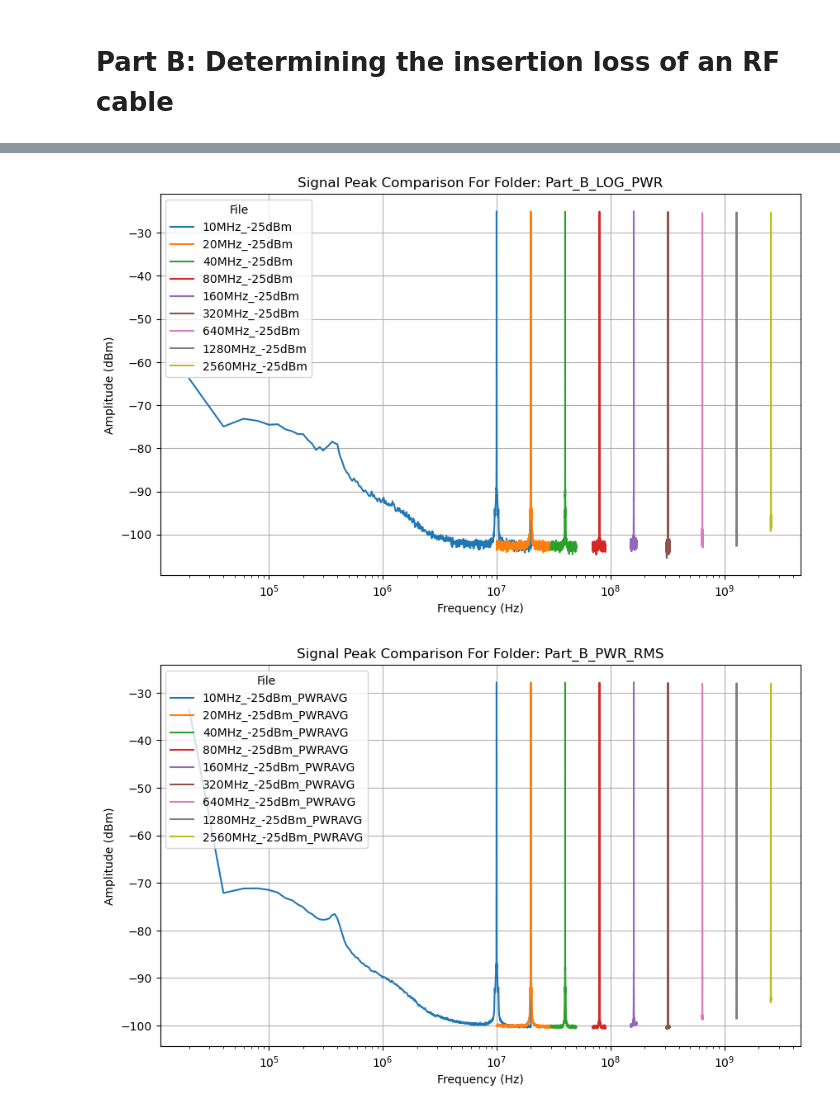
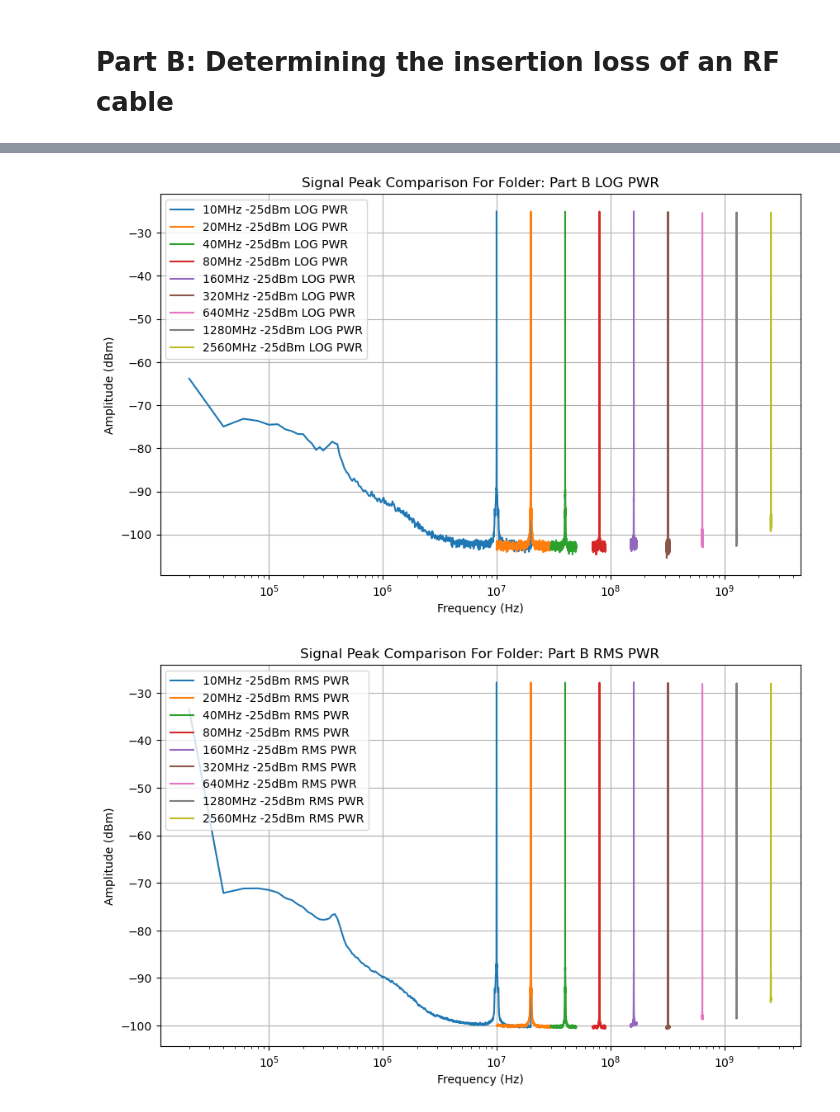
Before and after one commit to MazinDan/RF_Lab, a Jupyter notebook: Lab5_RF_Notebook.ipynb, the cells around one changed output, grey strips where cells are left out. Drawn from its saved outputs; the diff is of its cells as text; code cells hidden in the pictures.

Commit message:
Changed file names and edited notebook

```diff
--- a/Lab5_RF_Notebook.ipynb
+++ b/Lab5_RF_Notebook.ipynb
@@ -90,7 +90,7 @@ for folder_name, folder_df in part_a_df.groupby('source_folder'):
         # Get unique file names within this stem group and sort them
         unique_files = stem_files['source_file'].unique()
         sorted_files = sorted(unique_files, key=extract_numeric)
-
+        title = stem
         # Plot each unique file within the stem group on the same figure
         for file_name in sorted_files:
             file_df = stem_files[stem_files['source_file'] == file_name]
@@ -99,7 +99,7 @@ for folder_name, folder_df in part_a_df.groupby('source_folder'):
         # Set the x-axis to display a controlled number of ticks
         plt.xlabel('Frequency (Hz)')
         plt.ylabel('Amplitude (dBm)')
-        plt.title(f'{stem} Power Comparisons')
+        plt.title(f'{title.replace("_", " ")} Power Comparisons')
         plt.legend()
         #plt.legend(title='File', bbox_to_anchor=(1.05, 1), loc='upper left')
         #plt.subplots_adjust(right=0.75)
@@ -241,38 +241,39 @@ Stem: 1000kHz_RBW
 part_b_df = combined_df[combined_df['part_type'] == 'Part_B']
 
 # Group by the source_folder
 for folder_name, folder_df in part_b_df.groupby('source_folder'):
     plt.figure(figsize=(10, 6))
 
     # Get unique file names and sort them numerically based on frequency
     unique_files = folder_df['source_file'].unique()
 
     # Function to extract numeric value for sorting
     def extract_numeric(filename):
         match = re.search(r'(\d+)', filename)  # Find the first sequence of digits
         return int(match.group(0)) if match else float('inf')  # Return a large number if no digits found
 
     # Sort files using the extract_numeric function
     sorted_files = sorted(unique_files, key=extract_numeric)
 
     # Plot each unique file within the folder on the same figure
     for file_name in sorted_files:
         file_df = folder_df[folder_df['source_file'] == file_name]
 
         # Assume the first column is frequency and the second is amplitude
-        plt.plot(file_df['Frequency'], file_df['Amplitude'], label=file_name)
+        plt.plot(file_df['Frequency'], file_df['Amplitude'], label=file_name.replace("_", " "))
 
     # Set logarithmic scale for the x-axis
     plt.xscale('log')
     plt.xlabel('Frequency (Hz)')
     plt.ylabel('Amplitude (dBm)')
-    plt.title(f'Signal Peak Comparison For Folder: {folder_name}')
-    plt.legend(title='File')
+    title = folder_name
+    plt.title(f'Signal Peak Comparison For Folder: {title.replace("_", " ")}')
+    plt.legend()
     plt.grid(True)
     plt.show()
 # %% [output]
-[figure, old version]
+[figure, new version]
-[figure, old version]
+[figure, new version]
 # %%
 # Create dictionaries to hold lists for each source folder
 max_amplitudes_by_folder = {}
```
Also changed, not shown: parts of 3 cells of this notebook, 36 other files.
